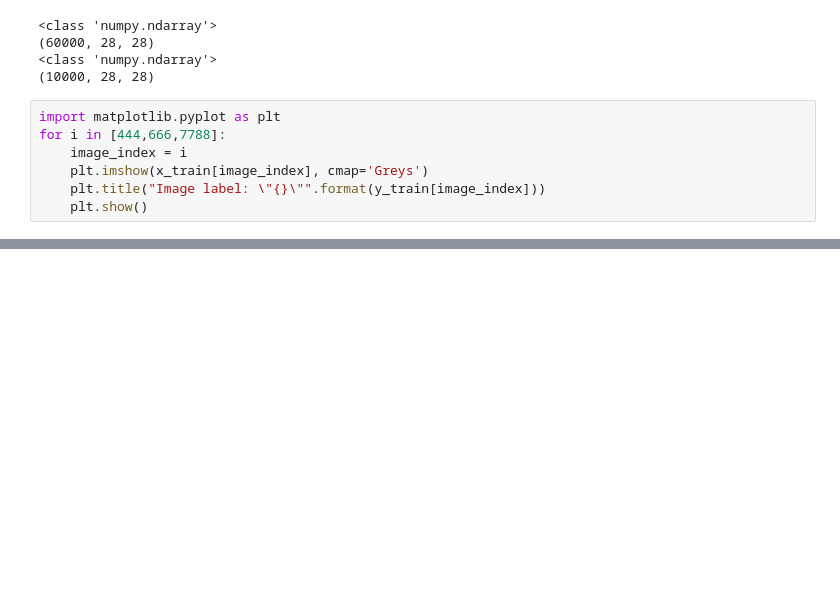
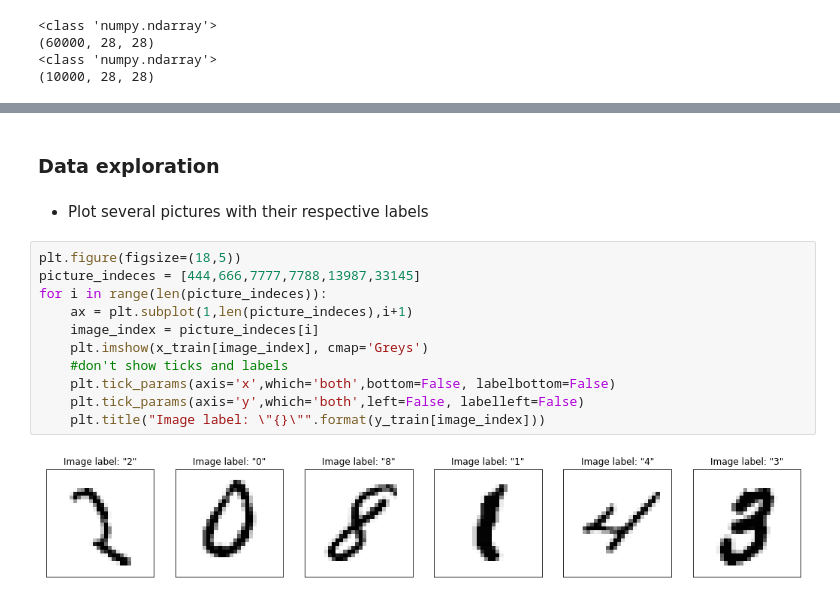
Before and after one commit to durcak-jindrich/mnist_xgboost, a Jupyter notebook: notebooks/mnist_classification.ipynb, the cells around one changed output, grey strips where cells are left out. Cells and saved outputs as stored; diff of their text form; blank space fills up the shorter version.

```diff
--- a/notebooks/mnist_classification.ipynb
+++ b/notebooks/mnist_classification.ipynb
@@ -20,10 +28,3 @@ print(x_test.shape)
 (60000, 28, 28)
 <class 'numpy.ndarray'>
 (10000, 28, 28)
-# %%
-import matplotlib.pyplot as plt
-for i in [444,666,7788]:
-    image_index = i
-    plt.imshow(x_train[image_index], cmap='Greys')
-    plt.title("Image label: \"{}\"".format(y_train[image_index]))
-    plt.show()
@@ -33,0 +31,17 @@ for i in [444,666,7788]:
+# %% [markdown]
+### Data exploration
+# %% [markdown]
+- Plot several pictures with their respective labels
+# %%
+plt.figure(figsize=(18,5))
+picture_indeces = [444,666,7777,7788,13987,33145]
+for i in range(len(picture_indeces)):
+    ax = plt.subplot(1,len(picture_indeces),i+1)
+    image_index = picture_indeces[i]
+    plt.imshow(x_train[image_index], cmap='Greys')
+    #don't show ticks and labels
+    plt.tick_params(axis='x',which='both',bottom=False, labelbottom=False)
+    plt.tick_params(axis='y',which='both',left=False, labelleft=False)
+    plt.title("Image label: \"{}\"".format(y_train[image_index]))
+# %% [output]
+[figure, added]
```
Also changed, not shown: parts of 19 cells of this notebook, 1 other file.
